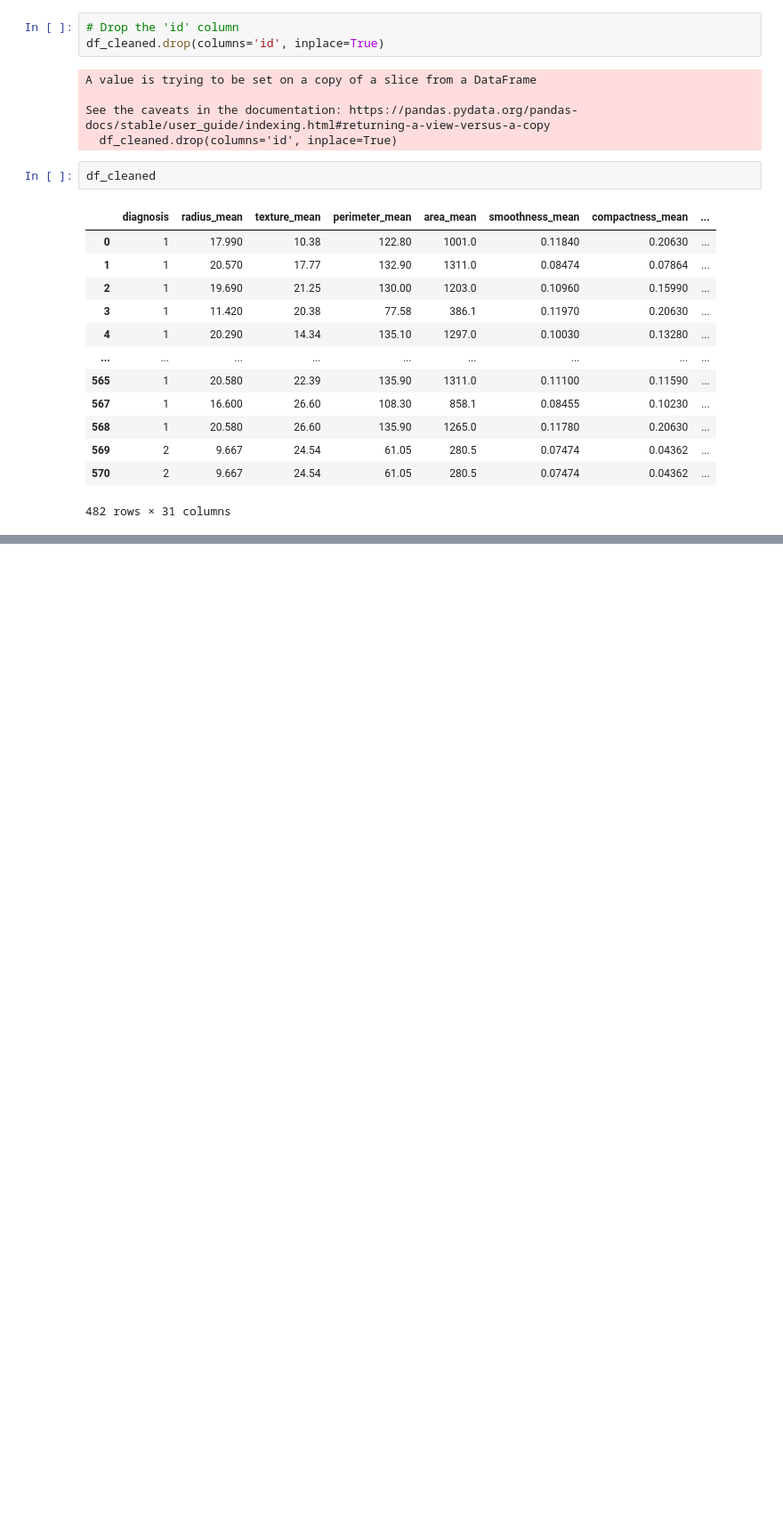
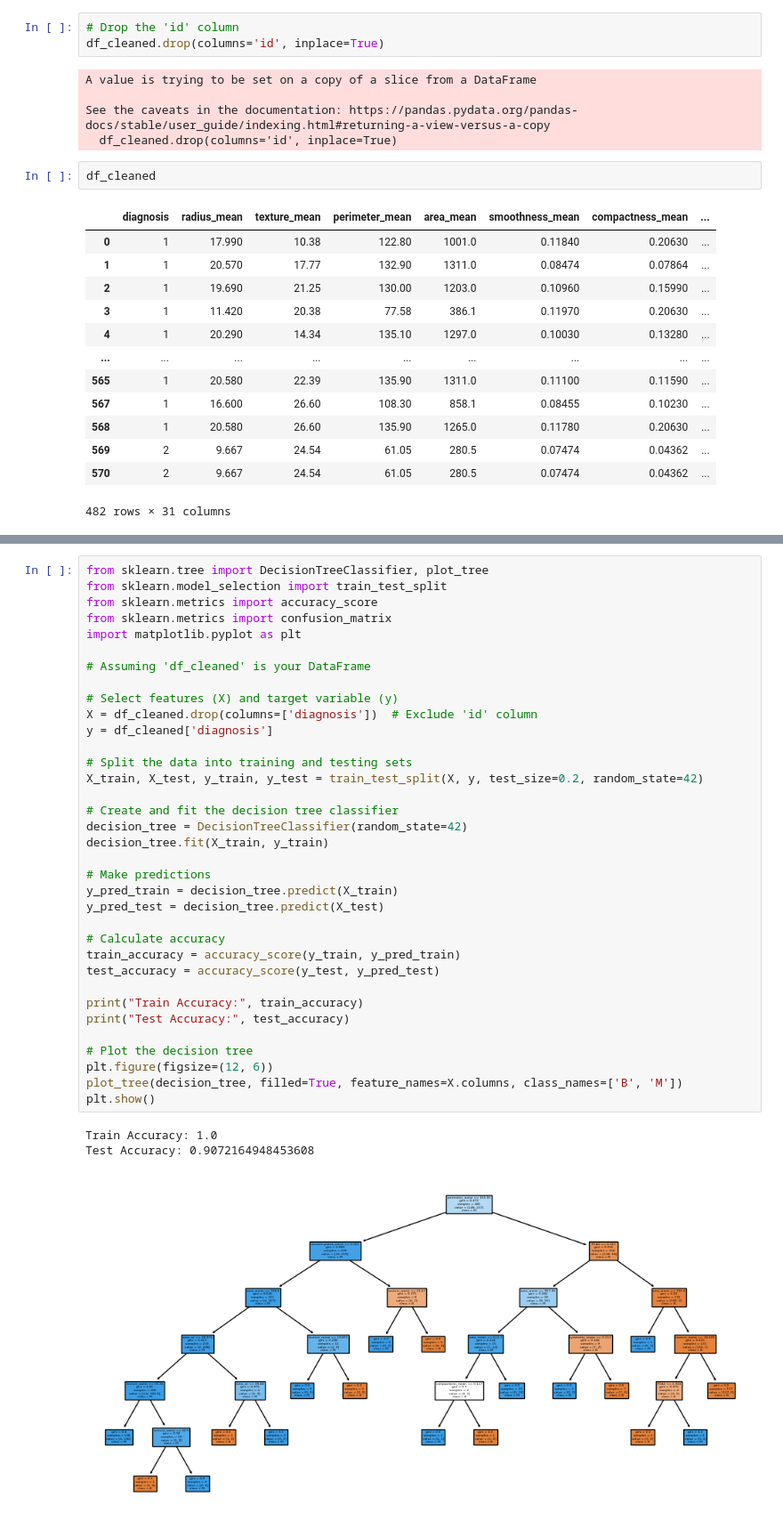
Before and after one commit to robertnesterodhiambo/robertnesterodhiambo-Data-analysis, a Jupyter notebook: unioversity ofwales.ipynb, the cells around one changed output, grey strips where cells are left out. Shown at 89% size. Saved outputs shown, nothing was run; the diff lists cells and outputs as text; blank space fills up the shorter version.

Commit message:
models

```diff
--- a/unioversity ofwales.ipynb
+++ b/unioversity ofwales.ipynb
@@ -123,0 +294,39 @@ df_cleaned
+# %%
+from sklearn.tree import DecisionTreeClassifier, plot_tree
+from sklearn.model_selection import train_test_split
+from sklearn.metrics import accuracy_score
+from sklearn.metrics import confusion_matrix
+import matplotlib.pyplot as plt
+
+# Assuming 'df_cleaned' is your DataFrame
+
+# Select features (X) and target variable (y)
+X = df_cleaned.drop(columns=['diagnosis'])  # Exclude 'id' column
+y = df_cleaned['diagnosis']
+
+# Split the data into training and testing sets
+X_train, X_test, y_train, y_test = train_test_split(X, y, test_size=0.2, random_state=42)
+
+# Create and fit the decision tree classifier
+decision_tree = DecisionTreeClassifier(random_state=42)
+decision_tree.fit(X_train, y_train)
+
+# Make predictions
+y_pred_train = decision_tree.predict(X_train)
+y_pred_test = decision_tree.predict(X_test)
+
+# Calculate accuracy
+train_accuracy = accuracy_score(y_train, y_pred_train)
+test_accuracy = accuracy_score(y_test, y_pred_test)
+
+print("Train Accuracy:", train_accuracy)
+print("Test Accuracy:", test_accuracy)
+
+# Plot the decision tree
+plt.figure(figsize=(12, 6))
+plot_tree(decision_tree, filled=True, feature_names=X.columns, class_names=['B', 'M'])
+plt.show()
+# %% [output]
+Train Accuracy: 1.0
+Test Accuracy: 0.9072164948453608
+[figure, added]
```
Also changed, not shown: parts of 11 cells of this notebook.
